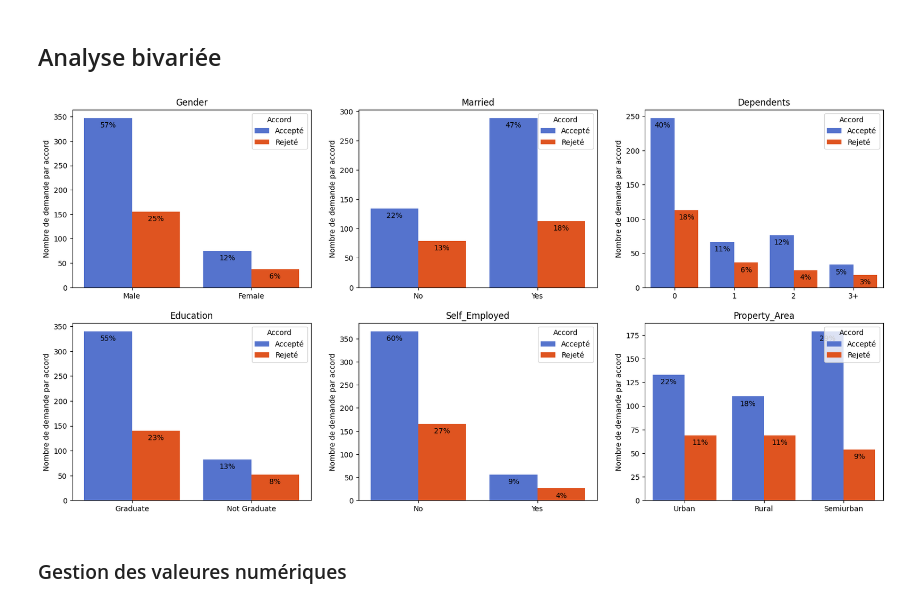
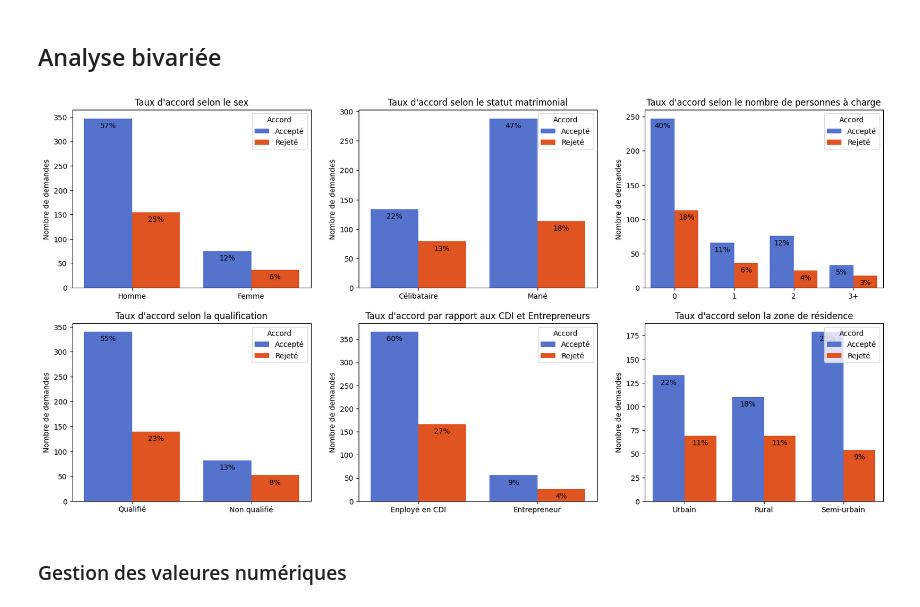
Before and after one commit to Patrick-NII/Analyse_Credits, a Jupyter notebook: feature.ipynb, the cells around one changed output. Cells and saved outputs as stored; diff of their text form; code cells hidden in the pictures.

```diff
--- a/feature.ipynb
+++ b/feature.ipynb
@@ -179,32 +179,63 @@ for i, col in enumerate(features_cat_2, 1):
 # %%
 # On affiche la distribution et le pourcentage des refus et des accords de prêt pour chaque catégorie de chaque colonne catégorielle
 palette = ['royalblue', 'orangered']
 
+title_feat = {
+    'Gender': 'Taux d\'accord selon le sex',
+    'Married': 'Taux d\'accord selon le statut matrimonial',
+    'Dependents': 'Taux d\'accord selon le nombre de personnes à charge',
+    'Education': 'Taux d\'accord selon la qualification',
+    'Self_Employed': 'Taux d\'accord par rapport aux CDI et Entrepreneurs',
+    'Property_Area': 'Taux d\'accord selon la zone de résidence',
+    'Loan_Status': 'Taux d\'accord de prêt'
+}
+df['Married'] = df['Married'].replace('Yes','Y')
+df['Married'] = df['Married'].replace('No','N')
+
+sub_title = {'Male': 'Homme', 'Female': 'Femme',
+             'Y': 'Marié', 'N': 'Célibataire',
+             '0': '0', '1': '1', '2': '2', '3+': '3+',
+             'Graduate': 'Qualifié', 'Not Graduate': 'Non qualifié',
+             'Yes': 'Entrepreneur', 'No': 'Enployé en CDI',
+             'Urban': 'Urbain', 'Semiurban': 'Semi-urbain', 'Rural': 'Rural'}
+
+for col in features_cat:
+    for value in df[col]:
+        if value in sub_title.keys():
+            df[col] = df[col].replace(value, sub_title[value])
+
+
+# Palette de couleurs
+palette = ['royalblue', 'orangered']
+
+# Créer la figure principale
 plt.figure(figsize=(20, 15))
+
+# Boucle pour créer les subplots
 for i, col in enumerate(features_cat_2, 1):
     plt.subplot(3, 3, i)
     ax = sns.countplot(x=df[col], hue=df['Loan_Status'], palette=palette)
 
-# Ajouter les annotations de pourcentage
+    # Ajouter les annotations de pourcentage
     total = len(df)
     for p in ax.patches:
         height = p.get_height()
         percentage = 100 * height / total
         if percentage >= 2:
             ax.annotate(f'{percentage:.0f}%',
                         (p.get_x() + p.get_width() / 2., height),
                         ha='center', va='bottom',
                         xytext=(0, -15), fontsize=10,
                         textcoords='offset points')
 
-    plt.ylabel('Nombre de demande par accord')
+    plt.ylabel('Nombre de demandes')
     plt.xlabel('')
     plt.legend(loc='upper right', title='Accord')
-    plt.title(col)
+    plt.title(title_feat[col])
 
 plt.show()
 # %% [output]
-[figure, old version]
+[figure, new version]
 # %% [markdown]
 ### Gestion des valeures numériques
 # %%
```
Also changed, not shown: parts of 2 cells of this notebook.
